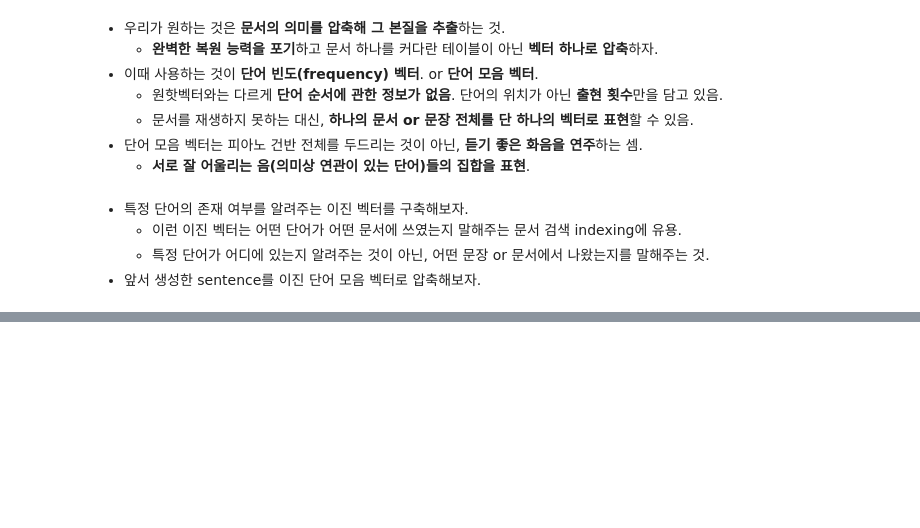
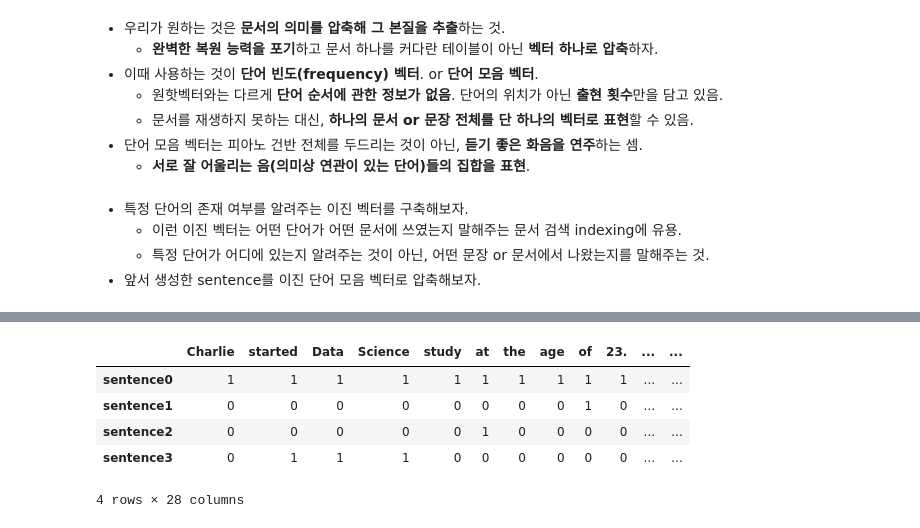
Before and after one commit to skdbsxir/DS-Studying, a Jupyter notebook: [NN Study]/[NLP Study]/I-02. Word Tokenizing.ipynb, the cells around one changed output, grey strips where cells are left out. Cells and saved outputs as stored; diff of their text form; code cells hidden in the pictures; blank space fills up the shorter version.

```diff
--- a/[NN Study]/[NLP Study]/I-02. Word Tokenizing.ipynb
+++ b/[NN Study]/[NLP Study]/I-02. Word Tokenizing.ipynb
@@ -187,0 +277,12 @@ df
+# %%
+# 앞서 생성한 말뭉치(corpus)를 DataFrame으로 변경
+# fillna를 통해 다른 문장에 없는 토큰은 0으로 대체.
+df = pd.DataFrame.from_records(corpus).fillna(0).astype(int).T
+df
+# %% [output]
+|  | Charlie | started | Data | Science | study | at | the | age | of | 23. | ... | ... |
+| sentence0 | 1 | 1 | 1 | 1 | 1 | 1 | 1 | 1 | 1 | 1 | ... | ... |
+| sentence1 | 0 | 0 | 0 | 0 | 0 | 0 | 0 | 0 | 1 | 0 | ... | ... |
+| sentence2 | 0 | 0 | 0 | 0 | 0 | 1 | 0 | 0 | 0 | 0 | ... | ... |
+| sentence3 | 0 | 1 | 1 | 1 | 0 | 0 | 0 | 0 | 0 | 0 | ... | ... |
+4 rows × 28 columns
```
Also changed, not shown: parts of 28 cells of this notebook.
